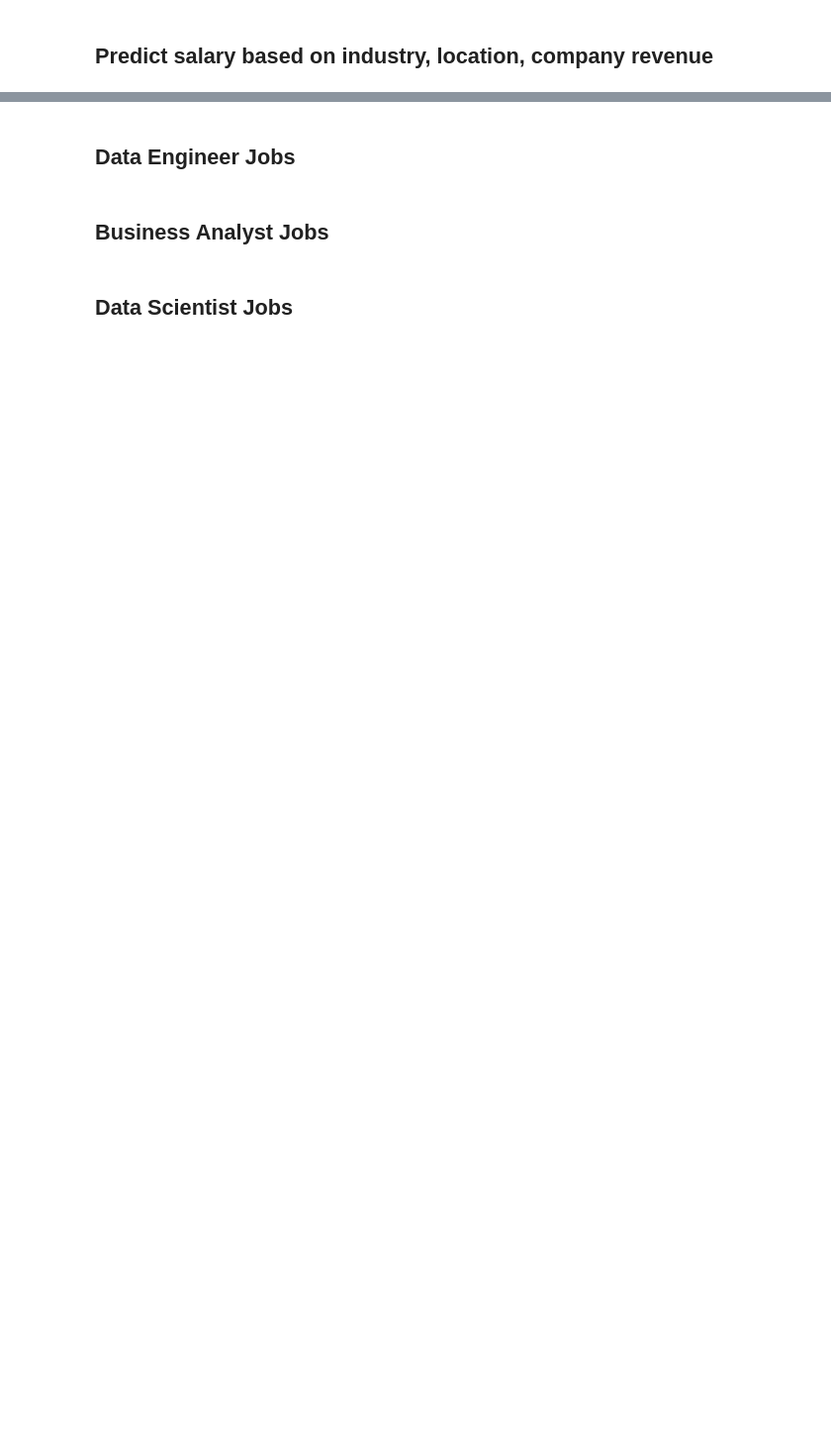
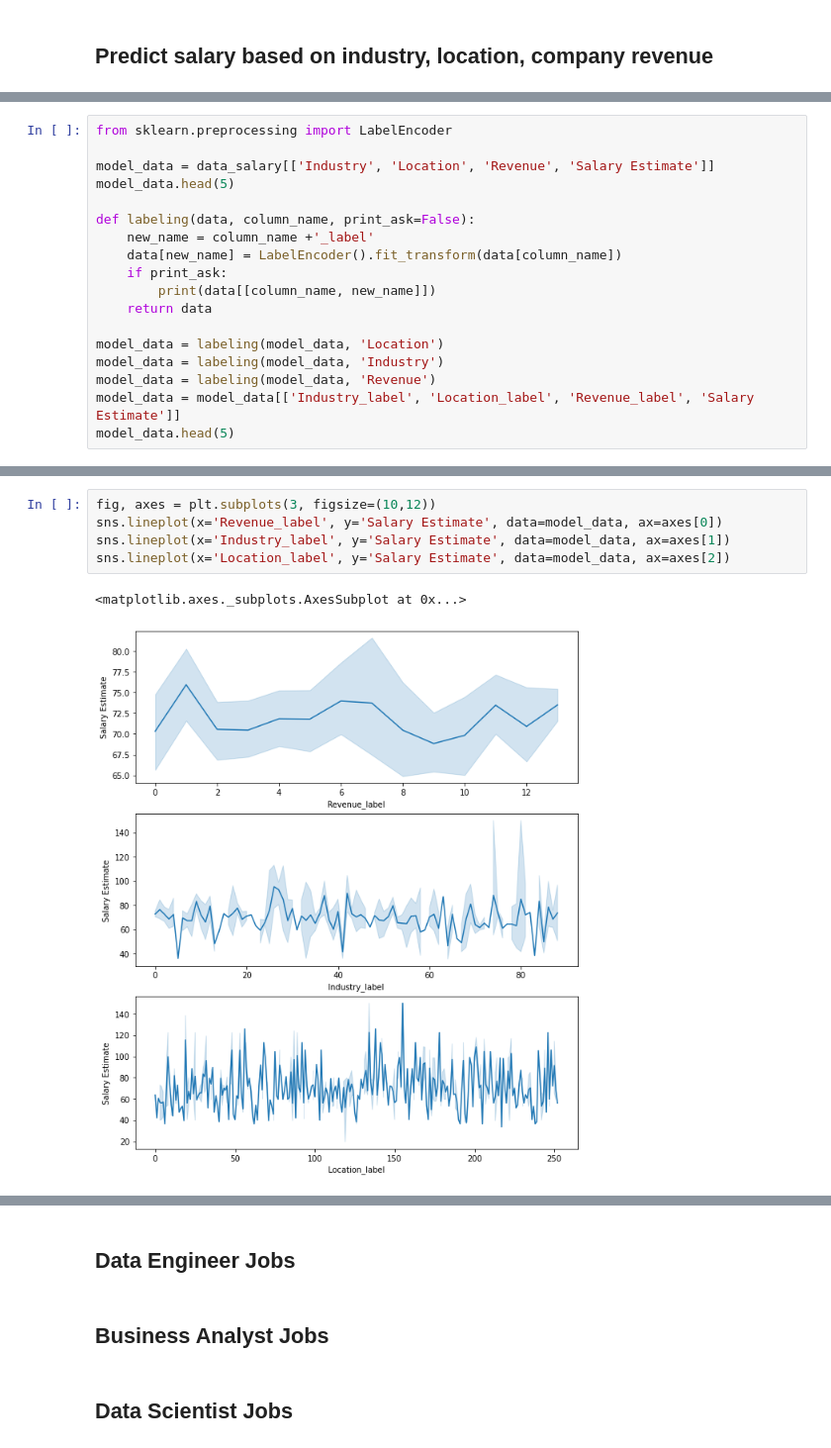
Before and after one commit to AlexKay28/Analytics, a Jupyter notebook: DataAnalystJobs.ipynb, the cells around one changed output, grey strips where cells are left out. Shown at 99% size. Cells and saved outputs as stored; diff of their text form; blank space fills up the shorter version.

```diff
--- a/DataAnalystJobs.ipynb
+++ b/DataAnalystJobs.ipynb
@@ -265,0 +308,18 @@ best_jobs.head(10)
+# %%
+from sklearn.preprocessing import LabelEncoder
+
+model_data = data_salary[['Industry', 'Location', 'Revenue', 'Salary Estimate']]
+model_data.head(5)
+
+def labeling(data, column_name, print_ask=False):
+    new_name = column_name +'_label'
+    data[new_name] = LabelEncoder().fit_transform(data[column_name])
+    if print_ask:
+        print(data[[column_name, new_name]])
+    return data
+
+model_data = labeling(model_data, 'Location')
+model_data = labeling(model_data, 'Industry')
+model_data = labeling(model_data, 'Revenue')
+model_data = model_data[['Industry_label', 'Location_label', 'Revenue_label', 'Salary Estimate']]
+model_data.head(5)
@@ -265,0 +337,8 @@ best_jobs.head(10)
+# %%
+fig, axes = plt.subplots(3, figsize=(10,12))
+sns.lineplot(x='Revenue_label', y='Salary Estimate', data=model_data, ax=axes[0])
+sns.lineplot(x='Industry_label', y='Salary Estimate', data=model_data, ax=axes[1])
+sns.lineplot(x='Location_label', y='Salary Estimate', data=model_data, ax=axes[2])
+# %% [output]
+<matplotlib.axes._subplots.AxesSubplot at 0x...>
+[figure, added]
```
Also changed, not shown: parts of 14 cells of this notebook, 2 other files.
